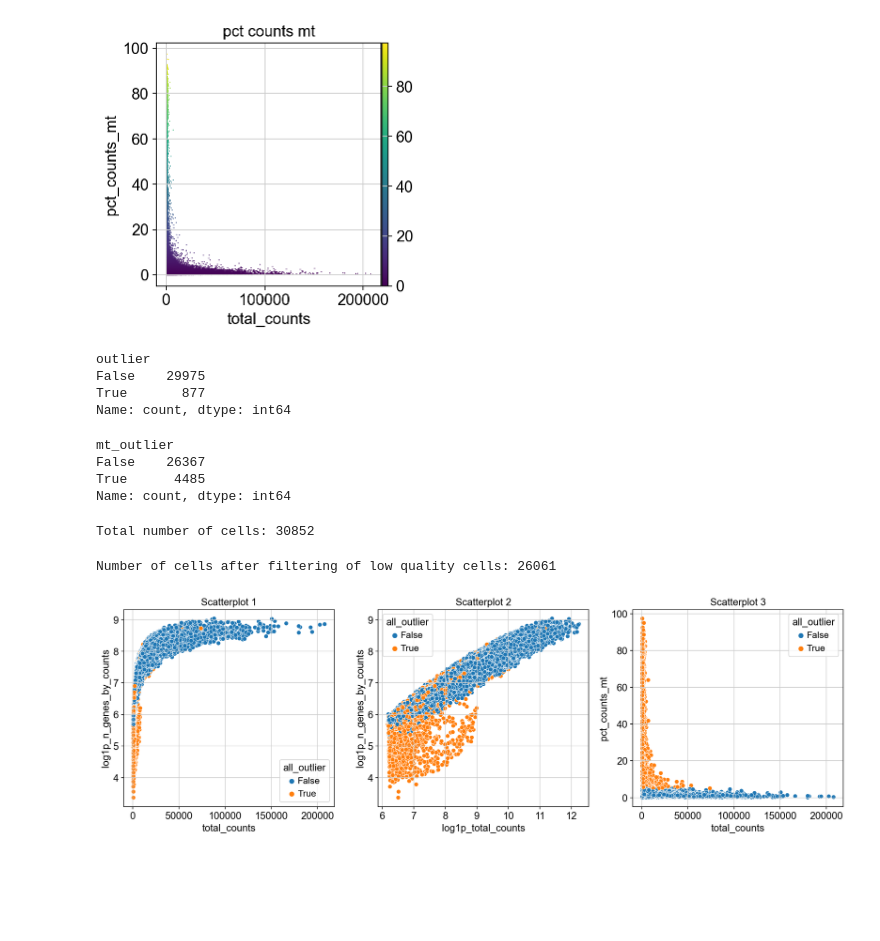
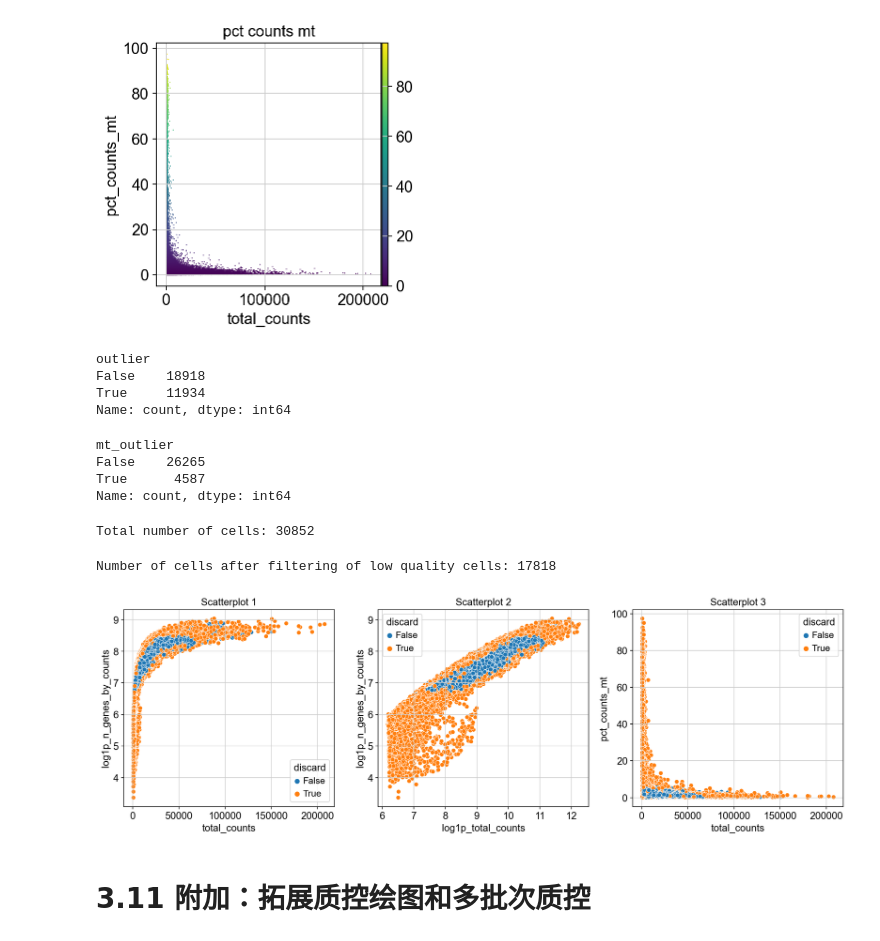
Before and after one commit to Younthing/python-single-cell-analysis, a Jupyter notebook: 01-质量控制.ipynb, the cells around one changed output. Cells and saved outputs as stored; diff of their text form; code cells hidden in the pictures; blank space fills up the shorter version.

```diff
--- a/01-质量控制.ipynb
+++ b/01-质量控制.ipynb
@@ -221,13 +249,0 @@ def is_outlier(adata, metric: str, nmads: int):
-# %%
-## 3.6 检查一般参数的离群值mad=5
-adata.obs["outlier"] = (
-    is_outlier(adata, "log1p_total_counts", 5)
-    | is_outlier(adata, "log1p_n_genes_by_counts", 5)
-    | is_outlier(adata, "pct_counts_in_top_50_genes", 5)
-)
-adata.obs.outlier.value_counts()
-# %% [output]
-outlier
-False    29975
-True       877
-Name: count, dtype: int64
@@ -234,46 +295,79 @@ Name: count, dtype: int64
+# %%
+## 3.6 检查一般参数的离群值mad=5,更严格的参数mad=3，2
+# adata.obs["outlier"] = (
+#     is_outlier(adata, "log1p_total_counts", 3)
+#     | is_outlier(adata, "log1p_n_genes_by_counts", 3)
+#     | is_outlier(adata, "pct_counts_in_top_50_genes", 3)
+#     | is_outlier(adata, "pct_counts_in_top_100_genes", 3)
+#     | is_outlier(adata, "pct_counts_in_top_200_genes", 3)
+#     | is_outlier(adata, "pct_counts_in_top_500_genes", 3)
+
+# )
+
+adata.obs["outlier"] = (
+    is_outlier_multibatch(adata, "log1p_total_counts", 2, "batch")
+    | is_outlier_multibatch(adata, "log1p_n_genes_by_counts", 2, "batch")
+    | is_outlier_multibatch(adata, "pct_counts_in_top_50_genes", 2, "batch")
+    | is_outlier_multibatch(adata, "pct_counts_in_top_100_genes", 2, "batch")
+    | is_outlier_multibatch(adata, "pct_counts_in_top_200_genes", 2, "batch")
+    | is_outlier_multibatch(adata, "pct_counts_in_top_500_genes", 2, "batch")
+)
+
+adata.obs.outlier.value_counts()
+# %% [output]
+outlier
+False    18918
+True     11934
+Name: count, dtype: int64
 # %%
 ## 3.7 检查线粒体基因的离群值mad=3
-adata.obs["mt_outlier"] = is_outlier(adata, "pct_counts_mt", 3) | (
-    adata.obs["pct_counts_mt"] > 8
+# adata.obs["mt_outlier"] = is_outlier(adata, "pct_counts_mt", 3) | (
+#     adata.obs["pct_counts_mt"] > 20
+# )
+
+adata.obs["mt_outlier"] = is_outlier_multibatch(adata, "pct_counts_mt", 3, "batch") | (
+    adata.obs["pct_counts_mt"] > 20
 )
 adata.obs.mt_outlier.value_counts()
 # %% [output]
 mt_outlier
-False    26367
-True      4485
+False    26265
+True      4587
 Name: count, dtype: int64
 # %%
 ## 3.8 过滤
 print(f"Total number of cells: {adata.n_obs}")
 # python 的~是取反
-adata.obs["all_outlier"] = adata.obs.outlier | adata.obs.mt_outlier
+adata.obs["discard"] = adata.obs.outlier | adata.obs.mt_outlier
 #备份
 unfiltered = adata.copy()
-adata = adata[~adata.obs.all_outlier].copy()
+adata = adata[~adata.obs.discard].copy()
 print(f"Number of cells after filtering of low quality cells: {adata.n_obs}")
 # %% [output]
 Total number of cells: 30852
-Number of cells after filtering of low quality cells: 26061
+Number of cells after filtering of low quality cells: 17818
 # %%
 ## 3.9 QC可视化
 import matplotlib.pyplot as plt
 import seaborn as sns
 
 fig, axes = plt.subplots(1, 3, figsize=(15, 5))
 
-sns.scatterplot(x='total_counts', y='log1p_n_genes_by_counts', hue='all_outlier', data=unfiltered.obs, ax=axes[0])
+sns.scatterplot(x='total_counts', y='log1p_n_genes_by_counts', hue='discard', data=unfiltered.obs, ax=axes[0])
 axes[0].set_title('Scatterplot 1')
 
-sns.scatterplot(x='log1p_total_counts', y='log1p_n_genes_by_counts', hue='all_outlier', data=unfiltered.obs, ax=axes[1])
+sns.scatterplot(x='log1p_total_counts', y='log1p_n_genes_by_counts', hue='discard', data=unfiltered.obs, ax=axes[1])
 axes[1].set_title('Scatterplot 2')
 
-sns.scatterplot(x="total_counts", y="pct_counts_mt", hue="all_outlier", data=unfiltered.obs, ax=axes[2])
+sns.scatterplot(x="total_counts", y="pct_counts_mt", hue="discard", data=unfiltered.obs, ax=axes[2])
 axes[2].set_title('Scatterplot 3')
 
 plt.tight_layout() # 自动调整子图参数，使之填充整个图像区域
+plt.savefig('figures/01-质控-诊断图-py.pdf')
+
 plt.show()
-# TODO：应该补充删失的细胞是否是有差异的诊断图参考bioconductor
+# 补充删失的细胞是否是有差异的诊断图参考bioconductor,见下方
 #
 # %% [output]
-[figure, old version]
+[figure, new version]
 # %%
@@ -281 +375,3 @@ plt.show()
 adata.write("anndata_qc.h5ad", compression="gzip") # type: ignore
+# %% [markdown]
+# 3.11 附加：拓展质控绘图和多批次质控
```
Also changed, not shown: parts of 15 cells of this notebook, 8 other files.
